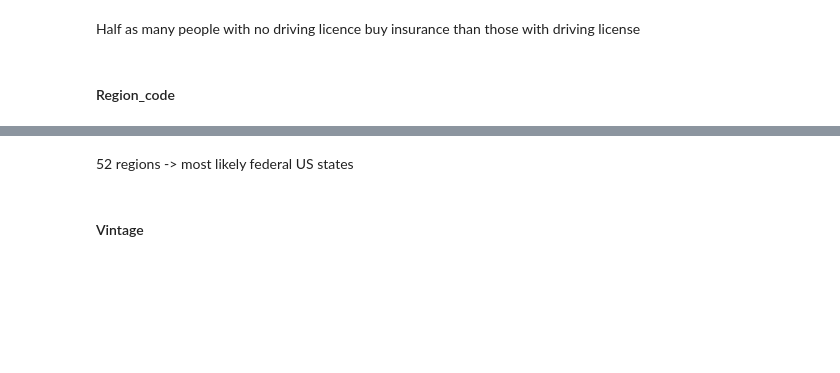
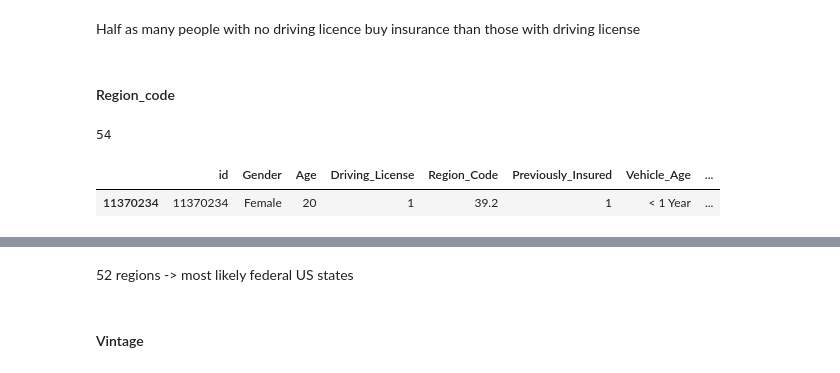
Before and after one commit to sailormarc/insurance-cross-selling, a Jupyter notebook: code/EDA.ipynb, the cells around one changed output, grey strips where cells are left out. Cells and saved outputs as stored; diff of their text form; code cells hidden in the pictures; blank space fills up the shorter version.

```diff
--- a/code/EDA.ipynb
+++ b/code/EDA.ipynb
@@ -117,6 +119,18 @@ pd.crosstab(df['Driving_License'], df['Response'], normalize = 'index')
 Half as many people with no driving licence buy insurance than those with driving license
 # %% [markdown]
 #### Region_code
+# %%
+# TODO: FYI - there are not 52 regions, zero indexed and a lonely float at 39.2
+len(df['Region_Code'].unique())
+# %% [output]
+54
+# %%
+# TODO: Preprocess: Fix signle entry of faulty region
+
+df[df['Region_Code'] == 39.2]
+# %% [output]
+|  | id | Gender | Age | Driving_License | Region_Code | Previously_Insured | Vehicle_Age | ... |
+| 11370234 | 11370234 | Female | 20 | 1 | 39.2 | 1 | < 1 Year | ... |
 # %%
 df['Region_Code'].value_counts().sort_index()
 # %% [output]
```
Also changed, not shown: parts of 12 cells of this notebook, 1 other file.
